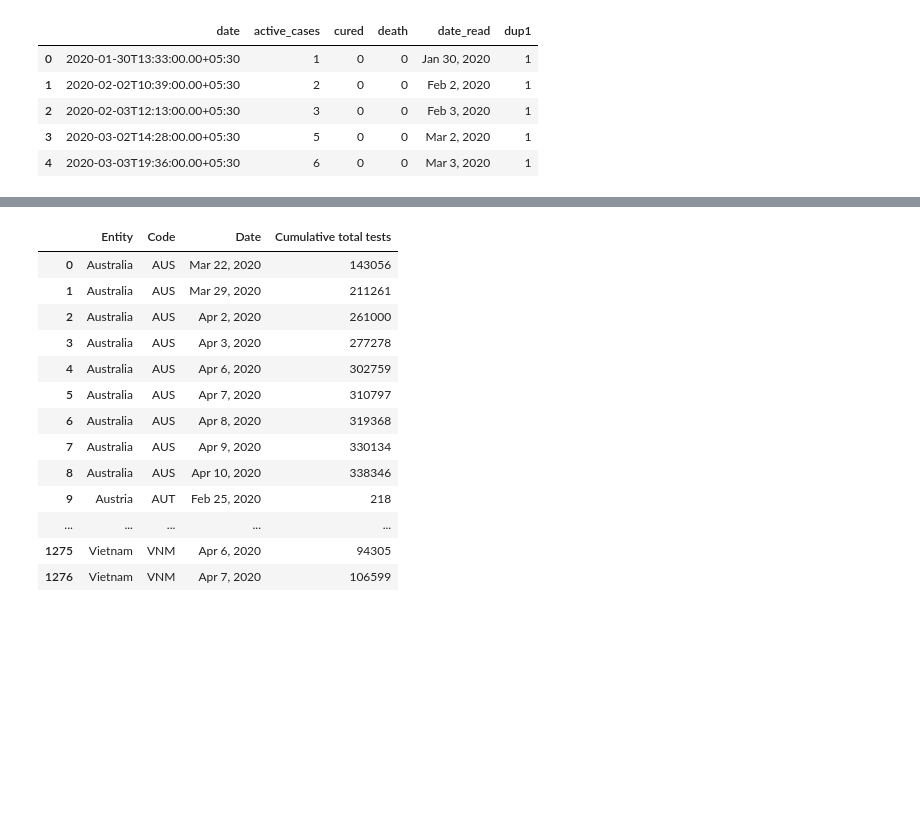
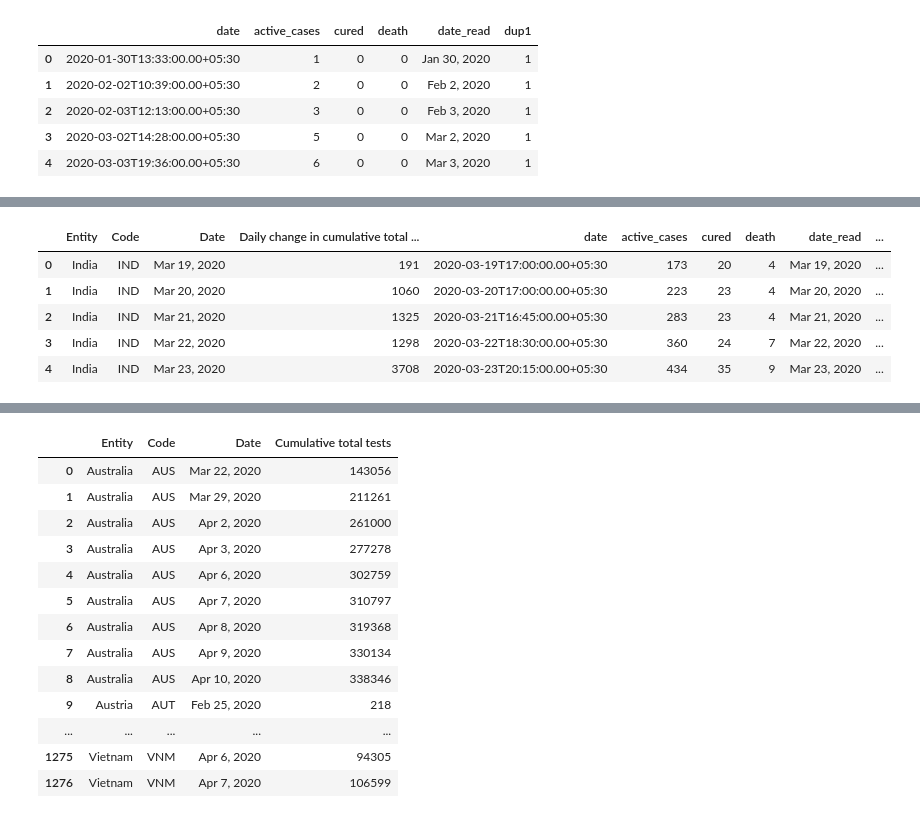
Before and after one commit to 4m4n5/covid-india, a Jupyter notebook: main.ipynb, the cells around one changed output, grey strips where cells are left out. Saved outputs shown, nothing was run; the diff lists cells and outputs as text; code cells hidden in the pictures; blank space fills up the shorter version.

```diff
--- a/main.ipynb
+++ b/main.ipynb
@@ -83,0 +112,11 @@ india_totals.head()
+# %%
+india_daily_tests_cases = pd.merge(india_daily_tests, india_totals, left_on='Date', right_on='date_read')
+# %%
+india_daily_tests_cases.head()
+# %% [output]
+|  | Entity | Code | Date | Daily change in cumulative total ... | date | active_cases | cured | death | date_read | ... |
+| 0 | India | IND | Mar 19, 2020 | 191 | 2020-03-19T17:00:00.00+05:30 | 173 | 20 | 4 | Mar 19, 2020 | ... |
+| 1 | India | IND | Mar 20, 2020 | 1060 | 2020-03-20T17:00:00.00+05:30 | 223 | 23 | 4 | Mar 20, 2020 | ... |
+| 2 | India | IND | Mar 21, 2020 | 1325 | 2020-03-21T16:45:00.00+05:30 | 283 | 23 | 4 | Mar 21, 2020 | ... |
+| 3 | India | IND | Mar 22, 2020 | 1298 | 2020-03-22T18:30:00.00+05:30 | 360 | 24 | 7 | Mar 22, 2020 | ... |
+| 4 | India | IND | Mar 23, 2020 | 3708 | 2020-03-23T20:15:00.00+05:30 | 434 | 35 | 9 | Mar 23, 2020 | ... |
```
Also changed, not shown: parts of 28 cells of this notebook, 6 other files.
